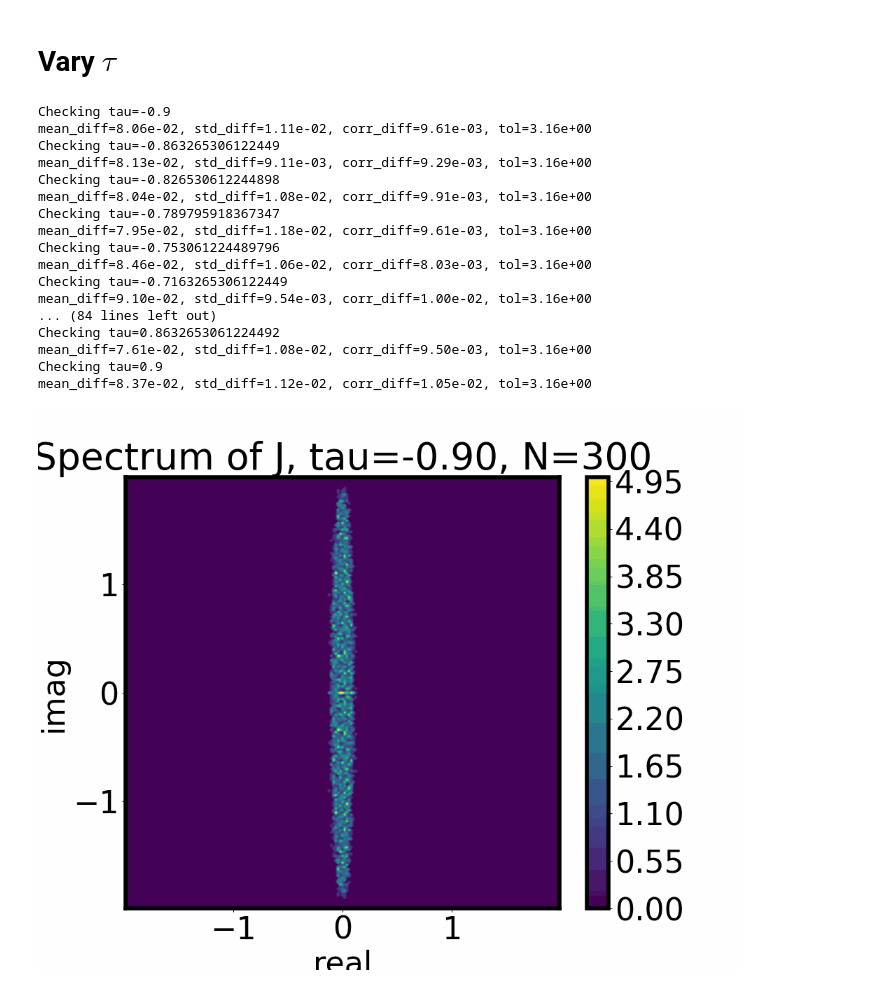
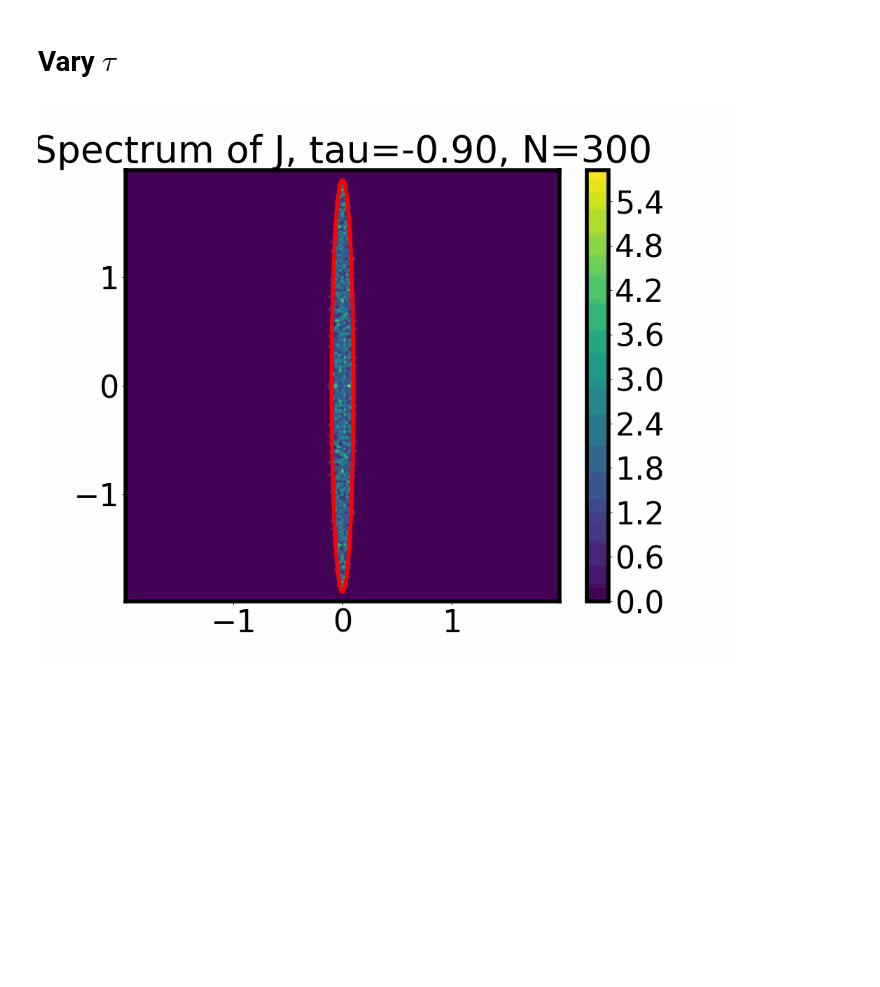
Before and after one commit to rajatvd/wigner-ellipse, a Jupyter notebook: wigner.ipynb, the cells around one changed output. Saved outputs shown, nothing was run; the diff lists cells and outputs as text; code cells hidden in the pictures; blank space fills up the shorter version.

```diff
--- a/wigner.ipynb
+++ b/wigner.ipynb
@@ -192,32 +261,14 @@ plt.show()
 # %% [markdown]
 # Vary $\tau$
 # %%
+num_samples = 10
+N = 300
 taus = np.linspace(-0.9, 0.9, 50)
-for tau in gifify(taus, filename="spectrum.gif"):
-    print(f"Checking tau={tau}")
-    J = sample_matrix(N=N, num_samples=num_samples, tau=tau)[0]
+for tau in gifify(tqdm(taus), filename="spectrum.gif"):
+    plt.figure()
+    J = sample_matrix(N=N, num_samples=num_samples, tau=tau, print_info=False)[0]
     spec = spectrum(J)
     H, xedges, yedges = plot_spectrum(spec, bins=bins, tau=tau, extent=2.0)
+    plot_ellipse(tau)
 # %% [output]
-Checking tau=-0.9
-mean_diff=8.06e-02, std_diff=1.11e-02, corr_diff=9.61e-03, tol=3.16e+00
-Checking tau=-0.863265306122449
-mean_diff=8.13e-02, std_diff=9.11e-03, corr_diff=9.29e-03, tol=3.16e+00
-Checking tau=-0.826530612244898
-mean_diff=8.04e-02, std_diff=1.08e-02, corr_diff=9.91e-03, tol=3.16e+00
-Checking tau=-0.789795918367347
-mean_diff=7.95e-02, std_diff=1.18e-02, corr_diff=9.61e-03, tol=3.16e+00
-Checking tau=-0.753061224489796
-mean_diff=8.46e-02, std_diff=1.06e-02, corr_diff=8.03e-03, tol=3.16e+00
-Checking tau=-0.7163265306122449
-mean_diff=9.10e-02, std_diff=9.54e-03, corr_diff=1.00e-02, tol=3.16e+00
-... (84 lines left out)
-Checking tau=0.8632653061224492
-mean_diff=7.61e-02, std_diff=1.08e-02, corr_diff=9.50e-03, tol=3.16e+00
-Checking tau=0.9
-mean_diff=8.37e-02, std_diff=1.12e-02, corr_diff=1.05e-02, tol=3.16e+00
+[figure, added]
-# %%
-# show the gif
-Image(filename="spectrum.gif")
-# %% [output]
-[figure, removed]
```
Also changed, not shown: parts of 9 cells of this notebook, 2 other files.
